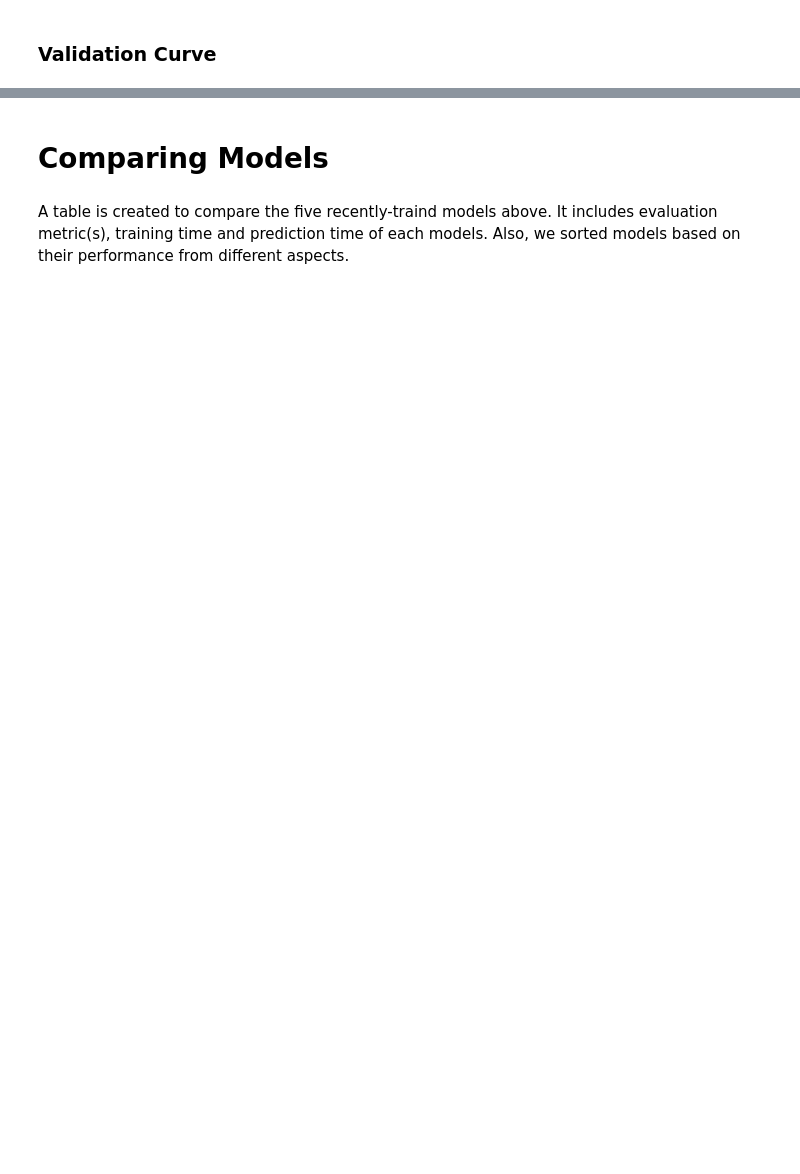
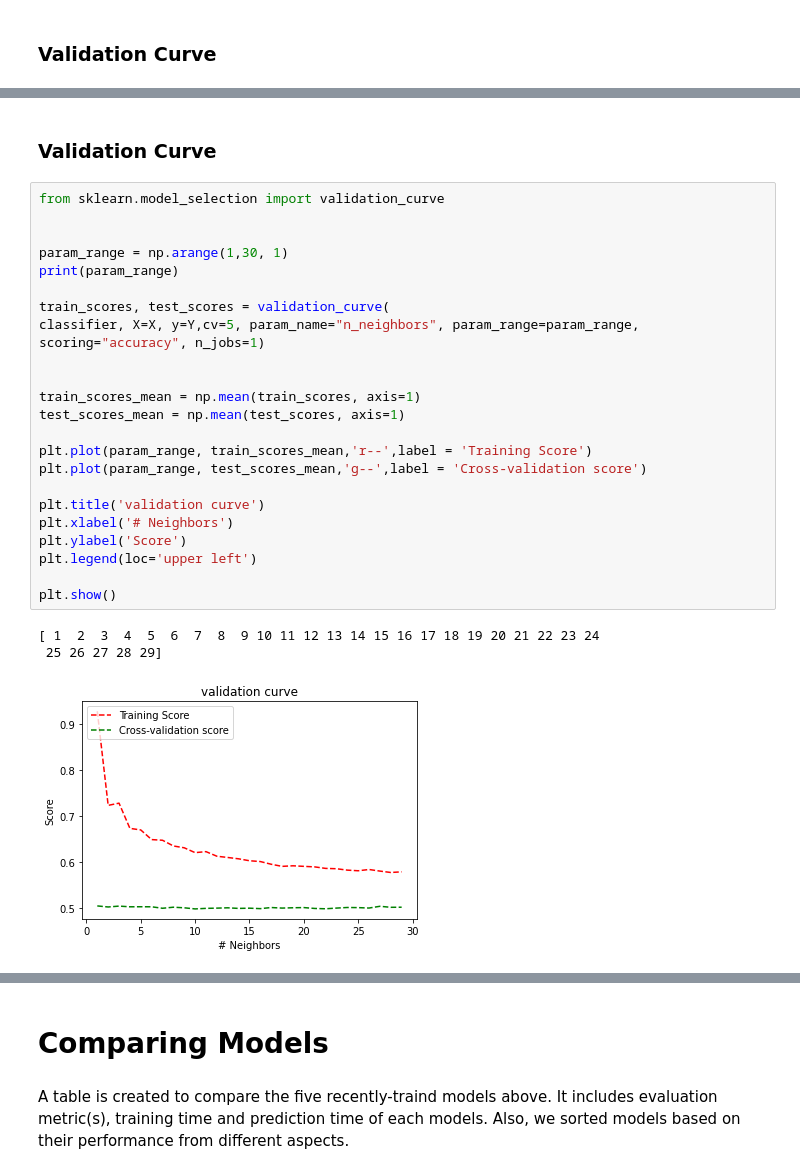
Before and after one commit to as2c/MLP---Cosmology, a Jupyter notebook: Optimization/Model_Evaluation.ipynb, the cells around one changed output, grey strips where cells are left out. Drawn from its saved outputs; the diff is of its cells as text; blank space fills up the shorter version.

```diff
--- a/Optimization/Model_Evaluation.ipynb
+++ b/Optimization/Model_Evaluation.ipynb
@@ -645,0 +780,30 @@ OSError: [Errno 22] Invalid argument
+# %% [markdown]
+### Validation Curve
+# %%
+from sklearn.model_selection import validation_curve
+
+
+param_range = np.arange(1,30, 1)
+print(param_range)
+
+train_scores, test_scores = validation_curve(
+classifier, X=X, y=Y,cv=5, param_name="n_neighbors", param_range=param_range,
+scoring="accuracy", n_jobs=1)
+
+
+train_scores_mean = np.mean(train_scores, axis=1)
+test_scores_mean = np.mean(test_scores, axis=1)
+
+plt.plot(param_range, train_scores_mean,'r--',label = 'Training Score')
+plt.plot(param_range, test_scores_mean,'g--',label = 'Cross-validation score')
+
+plt.title('validation curve')
+plt.xlabel('# Neighbors')
+plt.ylabel('Score')
+plt.legend(loc='upper left')
+
+plt.show()
+# %% [output]
+[ 1  2  3  4  5  6  7  8  9 10 11 12 13 14 15 16 17 18 19 20 21 22 23 24
+ 25 26 27 28 29]
+[figure, added]
```
Also changed, not shown: parts of 77 cells of this notebook.
